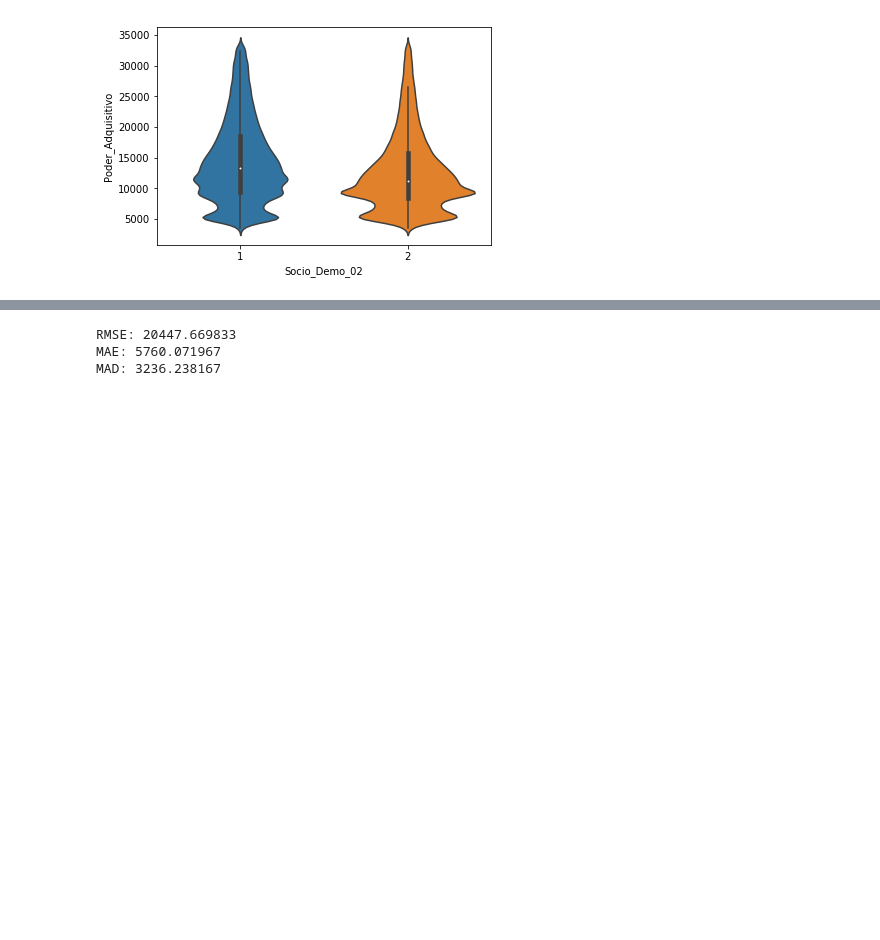
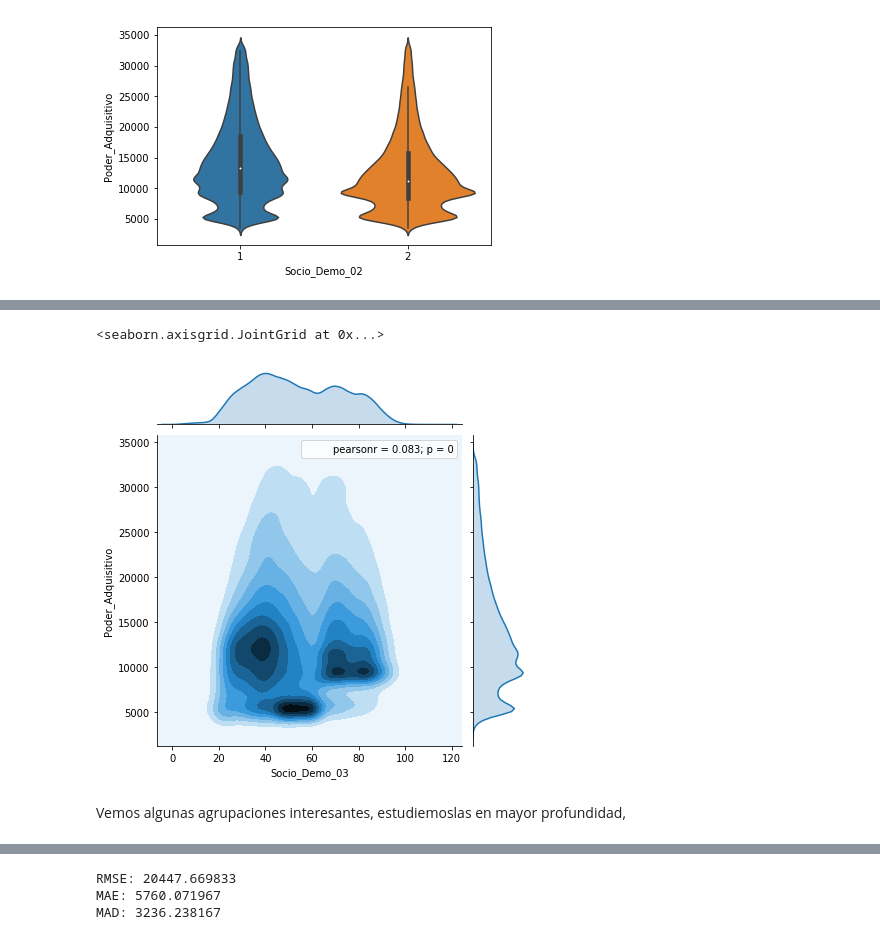
Before and after one commit to AlwaysLearningDeeper/Salesforce-Predictive-Modelling, a Jupyter notebook: start_here.ipynb, the cells around one changed output, grey strips where cells are left out. Cells and saved outputs as stored; diff of their text form; code cells hidden in the pictures; blank space fills up the shorter version.

```diff
--- a/start_here.ipynb
+++ b/start_here.ipynb
@@ -180,0 +192,7 @@ sns.violinplot(x=train_df_no_outliers["Socio_Demo_01"].loc[condition_array],y=tr
+# %%
+sns.jointplot(x=train_df_no_outliers["Socio_Demo_03"], y=train_df_no_outliers["Poder_Adquisitivo"],kind='kde')
+# %% [output]
+<seaborn.axisgrid.JointGrid at 0x...>
+[figure, added]
+# %% [markdown]
+Vemos algunas agrupaciones interesantes, estudiemoslas en mayor profundidad,
```
Also changed, not shown: parts of 59 cells of this notebook.
